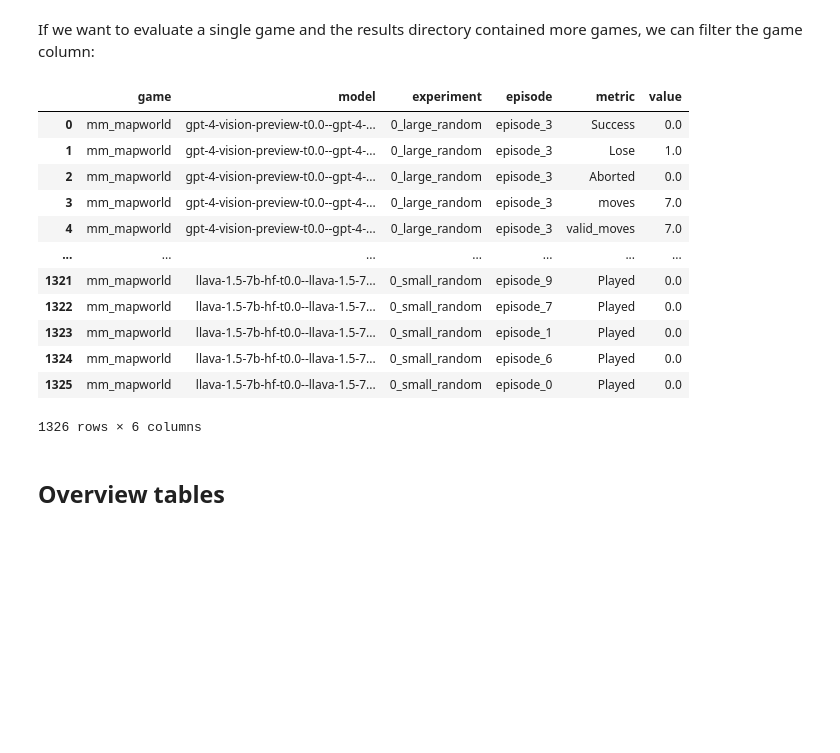
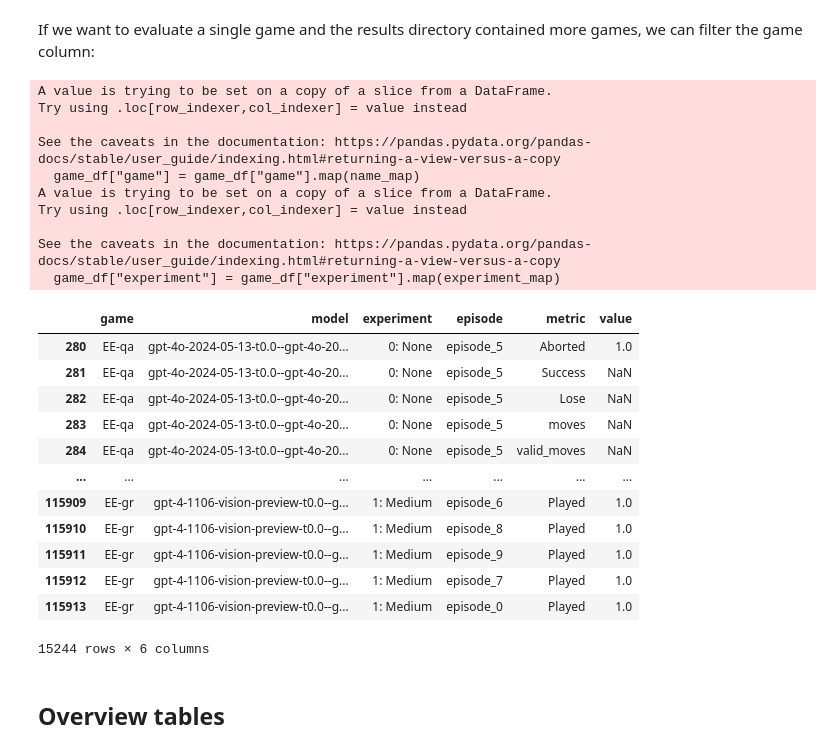
Before and after one commit to yanweiser/clembench, a Jupyter notebook: docs/howto_evaluate.ipynb, the cells around one changed output. Cells and saved outputs as stored; diff of their text form; code cells hidden in the pictures; blank space fills up the shorter version.

```diff
--- a/docs/howto_evaluate.ipynb
+++ b/docs/howto_evaluate.ipynb
@@ -47,22 +47,57 @@ raw_df
 # %% [markdown]
 If we want to evaluate a single game and the results directory contained more games, we can filter the game column:
-# %%
-game_df = raw_df[raw_df.game == 'mm_mapworld']
-game_df
-# %% [output]
-|  | game | model | experiment | episode | metric | value |
-| 0 | mm_mapworld | gpt-4-vision-preview-t0.0--gpt-4-... | 0_large_random | episode_3 | Success | 0.0 |
-| 1 | mm_mapworld | gpt-4-vision-preview-t0.0--gpt-4-... | 0_large_random | episode_3 | Lose | 1.0 |
-| 2 | mm_mapworld | gpt-4-vision-preview-t0.0--gpt-4-... | 0_large_random | episode_3 | Aborted | 0.0 |
-| 3 | mm_mapworld | gpt-4-vision-preview-t0.0--gpt-4-... | 0_large_random | episode_3 | moves | 7.0 |
-| 4 | mm_mapworld | gpt-4-vision-preview-t0.0--gpt-4-... | 0_large_random | episode_3 | valid_moves | 7.0 |
-| ... | ... | ... | ... | ... | ... | ... |
-| 1321 | mm_mapworld | llava-1.5-7b-hf-t0.0--llava-1.5-7... | 0_small_random | episode_9 | Played | 0.0 |
-| 1322 | mm_mapworld | llava-1.5-7b-hf-t0.0--llava-1.5-7... | 0_small_random | episode_7 | Played | 0.0 |
-| 1323 | mm_mapworld | llava-1.5-7b-hf-t0.0--llava-1.5-7... | 0_small_random | episode_1 | Played | 0.0 |
-| 1324 | mm_mapworld | llava-1.5-7b-hf-t0.0--llava-1.5-7... | 0_small_random | episode_6 | Played | 0.0 |
-| 1325 | mm_mapworld | llava-1.5-7b-hf-t0.0--llava-1.5-7... | 0_small_random | episode_0 | Played | 0.0 |
-1326 rows × 6 columns
+# %%
+game_df = raw_df.loc[raw_df["game"].isin(["mm_mapworld", "mm_mapworld_graphs", "mm_mapworld_qa", "mm_mapworld_specificroom"])]
+
+name_map = {
+    "mm_mapworld": "EE",
+    "mm_mapworld_graphs": "EE-gr",
+    "mm_mapworld_qa": "EE-qa",
+    "mm_mapworld_specificroom": "G2X"
+}
+experiment_map = {
+    "0_none": "0: None",
+    "1_limited": "1: Limited",
+    "2_strong": "2: Strong",
+    "0_small": "0: Small",
+    "1_medium": "1: Medium",
+    "2_large": "2: Large",
+    "3_medium_cycle": "3: Medium + Cycle",
+    "4_large_cycle": "4: Large + Cycle",
+    "0_on": "0: On",
+    "1_close": "1: Close",
+    "2_far": "2: Far"
+}
+
+# replace the names in game_df using the name_map
+game_df["game"] = game_df["game"].map(name_map)
+game_df["experiment"] = game_df["experiment"].map(experiment_map)
+
+game_df
+# %% [output]
+A value is trying to be set on a copy of a slice from a DataFrame.
+Try using .loc[row_indexer,col_indexer] = value instead
+
+See the caveats in the documentation: https://pandas.pydata.org/pandas-docs/stable/user_guide/indexing.html#returning-a-view-versus-a-copy
+  game_df["game"] = game_df["game"].map(name_map)
+A value is trying to be set on a copy of a slice from a DataFrame.
+Try using .loc[row_indexer,col_indexer] = value instead
+
+See the caveats in the documentation: https://pandas.pydata.org/pandas-docs/stable/user_guide/indexing.html#returning-a-view-versus-a-copy
+  game_df["experiment"] = game_df["experiment"].map(experiment_map)
+|  | game | model | experiment | episode | metric | value |
+| 280 | EE-qa | gpt-4o-2024-05-13-t0.0--gpt-4o-20... | 0: None | episode_5 | Aborted | 1.0 |
+| 281 | EE-qa | gpt-4o-2024-05-13-t0.0--gpt-4o-20... | 0: None | episode_5 | Success | NaN |
+| 282 | EE-qa | gpt-4o-2024-05-13-t0.0--gpt-4o-20... | 0: None | episode_5 | Lose | NaN |
+| 283 | EE-qa | gpt-4o-2024-05-13-t0.0--gpt-4o-20... | 0: None | episode_5 | moves | NaN |
+| 284 | EE-qa | gpt-4o-2024-05-13-t0.0--gpt-4o-20... | 0: None | episode_5 | valid_moves | NaN |
+| ... | ... | ... | ... | ... | ... | ... |
+| 115909 | EE-gr | gpt-4-1106-vision-preview-t0.0--g... | 1: Medium | episode_6 | Played | 1.0 |
+| 115910 | EE-gr | gpt-4-1106-vision-preview-t0.0--g... | 1: Medium | episode_8 | Played | 1.0 |
+| 115911 | EE-gr | gpt-4-1106-vision-preview-t0.0--g... | 1: Medium | episode_9 | Played | 1.0 |
+| 115912 | EE-gr | gpt-4-1106-vision-preview-t0.0--g... | 1: Medium | episode_7 | Played | 1.0 |
+| 115913 | EE-gr | gpt-4-1106-vision-preview-t0.0--g... | 1: Medium | episode_0 | Played | 1.0 |
+15244 rows × 6 columns
 # %% [markdown]
 ## Overview tables
 # %% [markdown]
```
Also changed, not shown: parts of 9 cells of this notebook, 3 other files.
